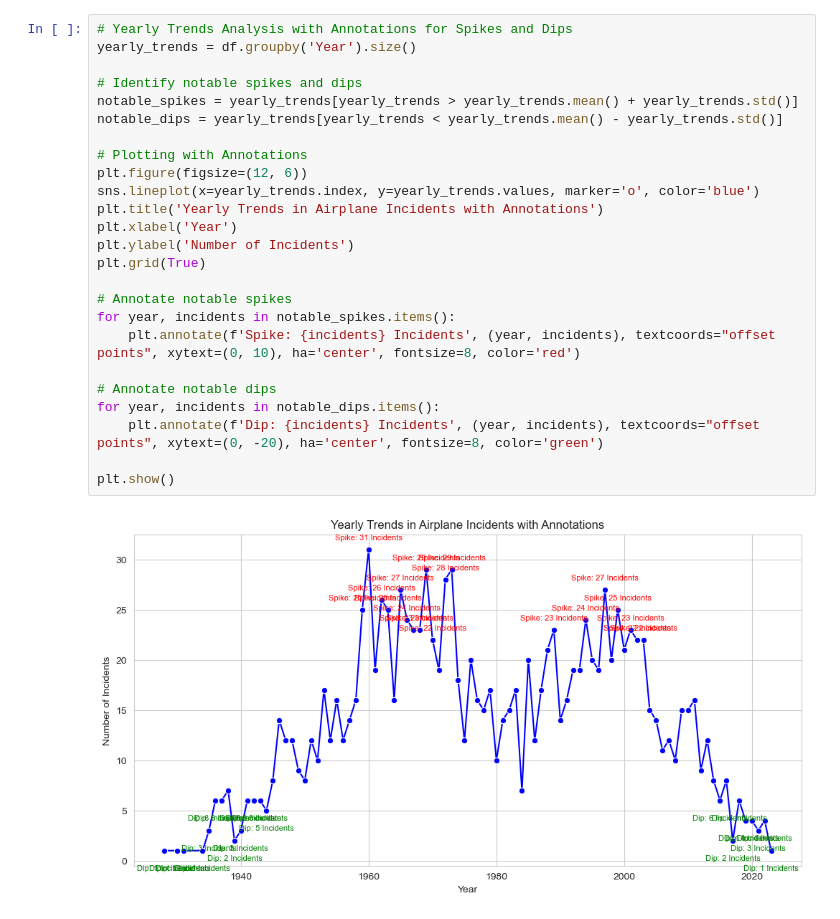
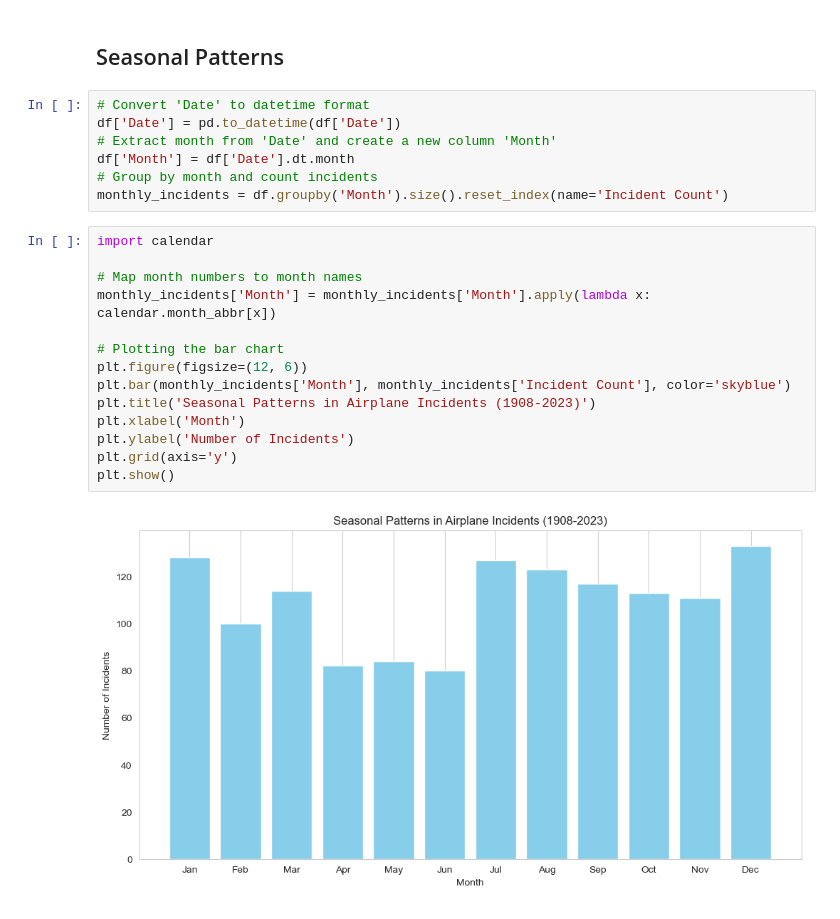
Before and after one commit to Mohammed-Mebarek-Mecheter/Airplane-Crashes-and-Fatalities, a Jupyter notebook: Temporal Analysis.ipynb, the cells around one changed output. Drawn from its saved outputs; the diff is of its cells as text.

```diff
--- a/Temporal Analysis.ipynb
+++ b/Temporal Analysis.ipynb
@@ -36,27 +37,25 @@ plt.show()
-# %%
-# Yearly Trends Analysis with Annotations for Spikes and Dips
-yearly_trends = df.groupby('Year').size()
-
-# Identify notable spikes and dips
-notable_spikes = yearly_trends[yearly_trends > yearly_trends.mean() + yearly_trends.std()]
-notable_dips = yearly_trends[yearly_trends < yearly_trends.mean() - yearly_trends.std()]
-
-# Plotting with Annotations
-plt.figure(figsize=(12, 6))
-sns.lineplot(x=yearly_trends.index, y=yearly_trends.values, marker='o', color='blue')
-plt.title('Yearly Trends in Airplane Incidents with Annotations')
-plt.xlabel('Year')
-plt.ylabel('Number of Incidents')
-plt.grid(True)
-
-# Annotate notable spikes
-for year, incidents in notable_spikes.items():
-    plt.annotate(f'Spike: {incidents} Incidents', (year, incidents), textcoords="offset points", xytext=(0, 10), ha='center', fontsize=8, color='red')
-
-# Annotate notable dips
-for year, incidents in notable_dips.items():
-    plt.annotate(f'Dip: {incidents} Incidents', (year, incidents), textcoords="offset points", xytext=(0, -20), ha='center', fontsize=8, color='green')
-
-plt.show()
-# %% [output]
-[figure, removed]
+# %% [markdown]
+## Seasonal Patterns
+# %%
+# Convert 'Date' to datetime format
+df['Date'] = pd.to_datetime(df['Date'])
+# Extract month from 'Date' and create a new column 'Month'
+df['Month'] = df['Date'].dt.month
+# Group by month and count incidents
+monthly_incidents = df.groupby('Month').size().reset_index(name='Incident Count')
+# %%
+import calendar
+
+# Map month numbers to month names
+monthly_incidents['Month'] = monthly_incidents['Month'].apply(lambda x: calendar.month_abbr[x])
+
+# Plotting the bar chart
+plt.figure(figsize=(12, 6))
+plt.bar(monthly_incidents['Month'], monthly_incidents['Incident Count'], color='skyblue')
+plt.title('Seasonal Patterns in Airplane Incidents (1908-2023)')
+plt.xlabel('Month')
+plt.ylabel('Number of Incidents')
+plt.grid(axis='y')
+plt.show()
+# %% [output]
+[figure, added]
```
Also changed, not shown: parts of 6 cells of this notebook, 5 other files.
